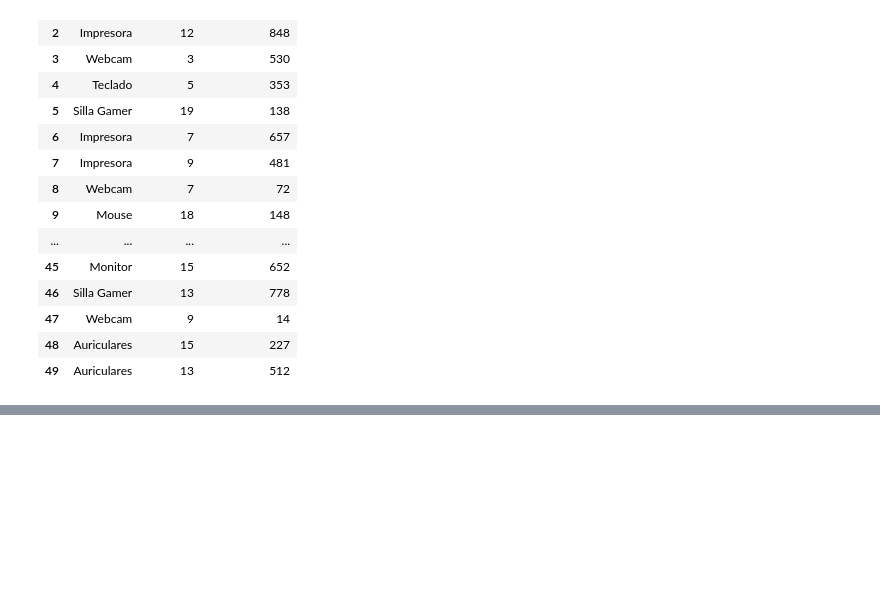
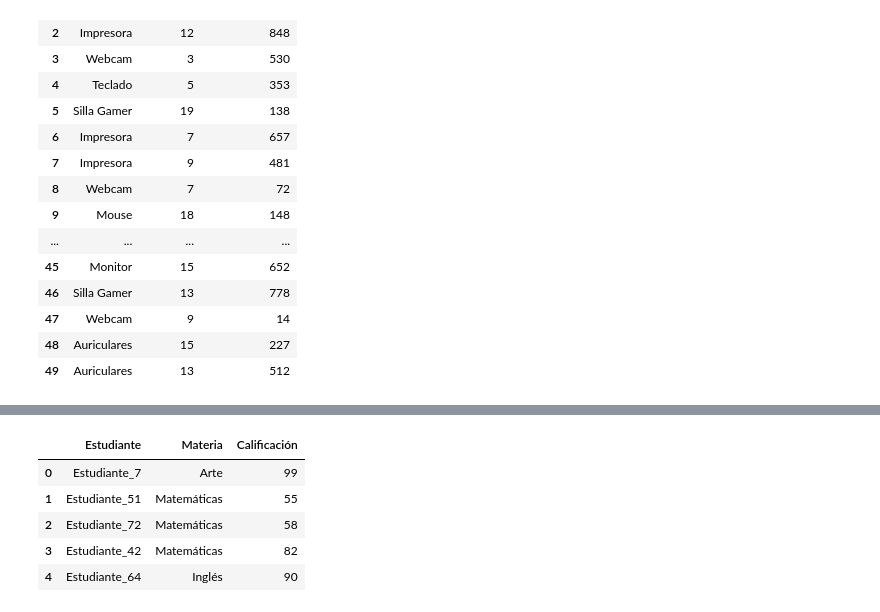
Before and after one commit to PurpleBeetle/IA1900, a Jupyter notebook: Tarea2/Welcome_To_Colab.ipynb, the cells around one changed output, grey strips where cells are left out. Cells and saved outputs as stored; diff of their text form; code cells hidden in the pictures; blank space fills up the shorter version.

```diff
--- a/Tarea2/Welcome_To_Colab.ipynb
+++ b/Tarea2/Welcome_To_Colab.ipynb
@@ -24,0 +188,16 @@ ventas
+# %%
+# Ejercicio 3: Estadísticas de Calificaciones
+# Utilice el archivo calificaciones.csv para analizar el rendimiento de los estudiantes:
+
+#1. Cargue el dataset y muestre las primeras filas.
+calificaciones = pd.read_csv('calificaciones.csv')
+calificaciones.head()
+
+# head() nos ayuda imprimir los primeros 5 registros.
+# %% [output]
+|  | Estudiante | Materia | Calificación |
+| 0 | Estudiante_7 | Arte | 99 |
+| 1 | Estudiante_51 | Matemáticas | 55 |
+| 2 | Estudiante_72 | Matemáticas | 58 |
+| 3 | Estudiante_42 | Matemáticas | 82 |
+| 4 | Estudiante_64 | Inglés | 90 |
```
Also changed, not shown: parts of 19 cells of this notebook.
